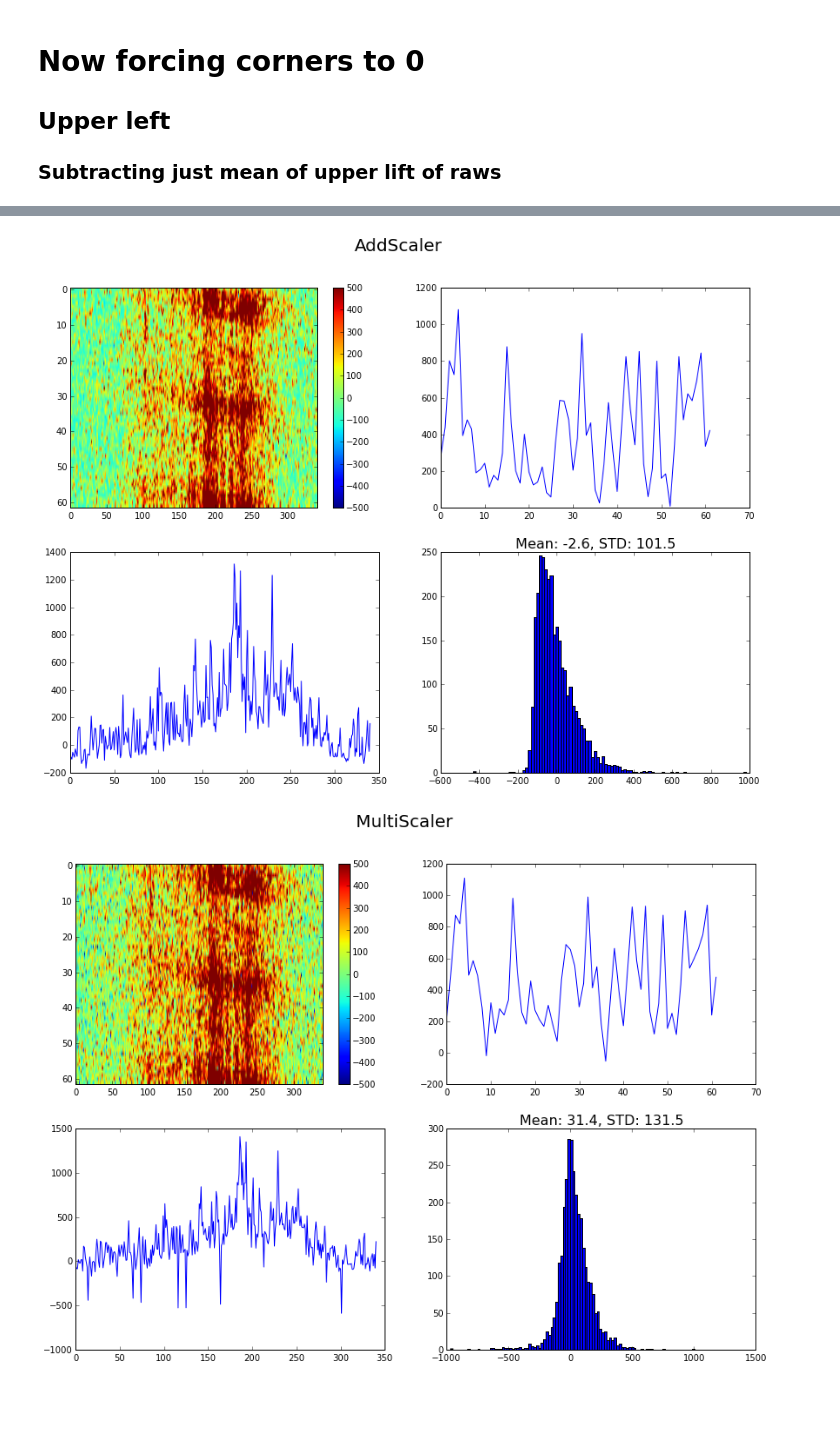
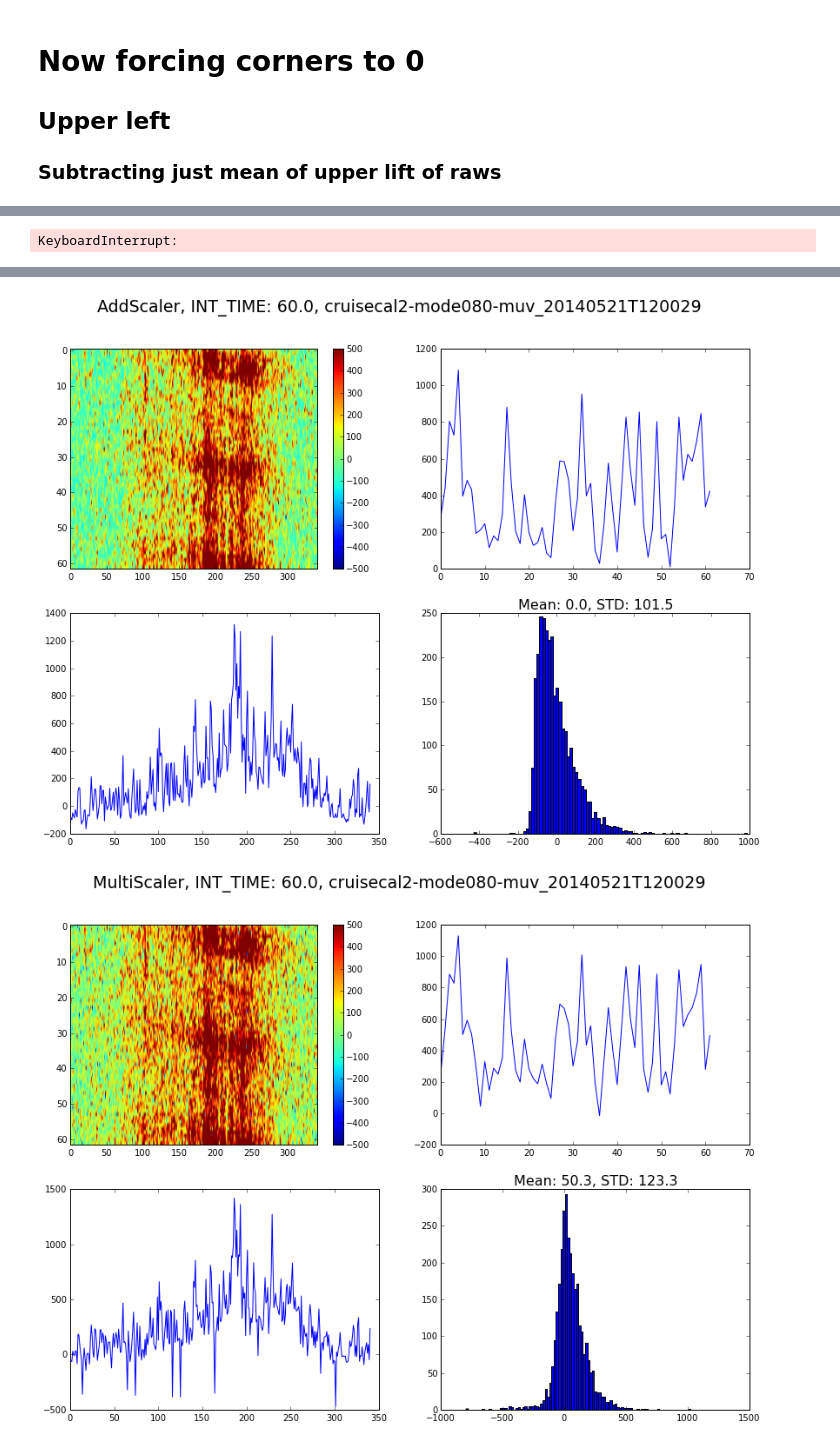
Before and after one commit to michaelaye/iuvs, a Jupyter notebook: notebooks/Plotly.ipynb, the cells around one changed output, grey strips where cells are left out. Cells and saved outputs as stored; diff of their text form; code cells hidden in the pictures; blank space fills up the shorter version.

```diff
--- a/notebooks/Plotly.ipynb
+++ b/notebooks/Plotly.ipynb
@@ -86,9 +86,12 @@ for obj in objs:
 [interactive output not drawn]
 [interactive output not drawn]
 # %%
+raw0 = l1b.detector_raw[0]
+dark1 = l1b.detector_dark[1]
+
 def corner_fitting(Scaler):
-    corner_light = scaling.get_ul(raw0)
-    corner_dark = scaling.get_ul(dark1)
+    corner_light = raw0[:, :50]
+    corner_dark = dark1[:, :50]
     scaler = Scaler(corner_dark, corner_light)
     scaler.do_fit()
     return scaler.apply_fit(dark1)
@@ -110,6 +113,8 @@ for title, img in zip(['raw0', 'AddScaler','MultiScaler','PolyScaler'],
                          fileopt='overwrite',
                          auto_open=False)
                 )
+# %% [output]
+KeyboardInterrupt:
 # %%
 for o in objs:
     display(o)
@@ -123,3 +131,5 @@ from matplotlib.pyplot import subplots,colorbar
+# %%
+dataid = '_'.join(os.path.basename(l1b.fname).split('_')[3:5])
 # %%
 for title, img in zip(['raw0', 'AddScaler','MultiScaler','PolyScaler'],
                       [raw0]+scaled):
@@ -133,6 +143,9 @@ for title, img in zip(['raw0', 'AddScaler','MultiScaler','PolyScaler'],
     tohist = img[:, :50]
     axes[3].hist(tohist.ravel(), bins=100)
     axes[3].set_title("Mean: {:.1f}, STD: {:.1f}".format(tohist.mean(), tohist.std()), fontsize=16)
-    fig.suptitle(title, fontsize=20)
+    fig.suptitle("{title}, INT_TIME: {itime}, {fname}".format(title=title,
+                                                              itime=l1b.img_header['INT_TIME'],
+                                                              fname=dataid),
+                 fontsize=19)
     fig.savefig(title+'.png', dpi=150)
 # %% [output]
@@ -140,2 +153,2 @@ for title, img in zip(['raw0', 'AddScaler','MultiScaler','PolyScaler'],
-[figure, old version]
+[figure, new version]
-[figure, old version]
+[figure, new version]
```
Also changed, not shown: parts of 5 cells of this notebook, 2 other files.
